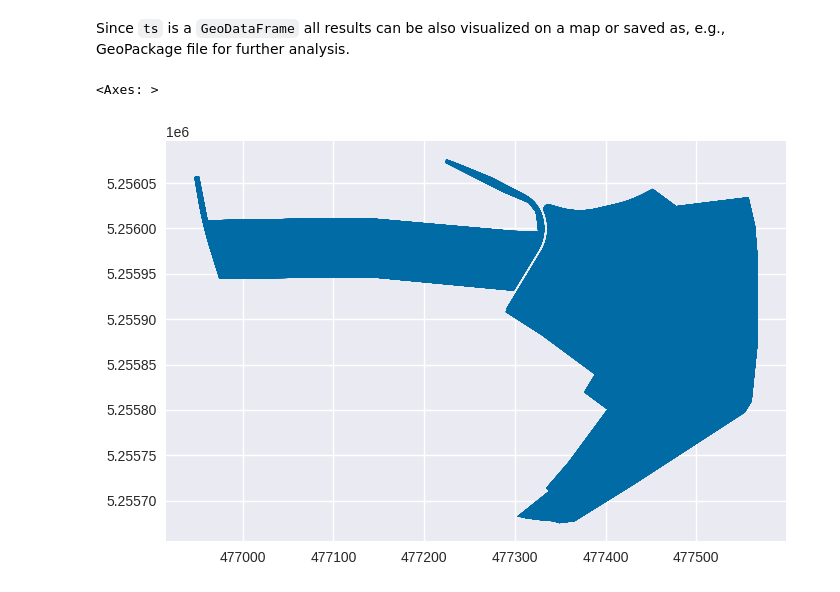
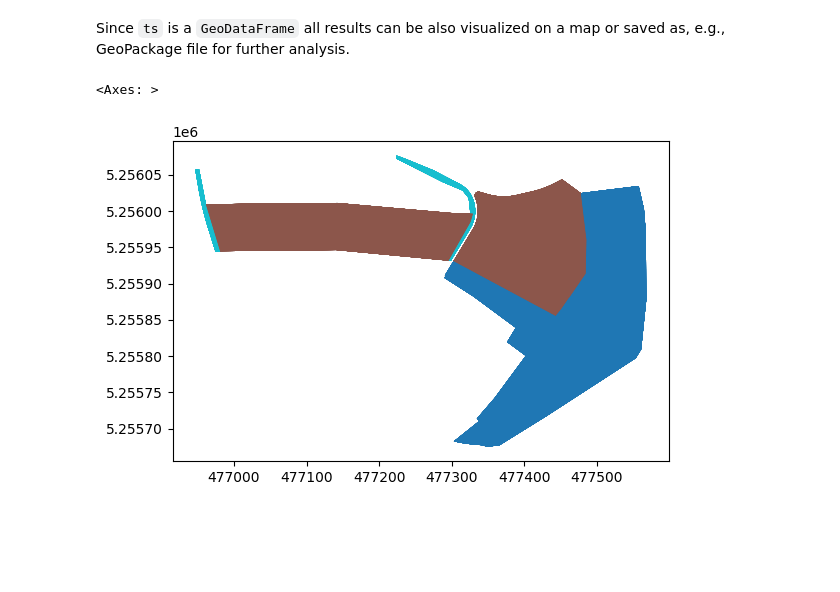
Before and after one commit to EOA-team/eodal_notebooks, a Jupyter notebook: notebooks/Sentinel-2/sentinel2_zonal_statistics.ipynb, the cells around one changed output. Saved outputs shown, nothing was run; the diff lists cells and outputs as text; code cells hidden in the pictures; blank space fills up the shorter version.

```diff
--- a/notebooks/Sentinel-2/sentinel2_zonal_statistics.ipynb
+++ b/notebooks/Sentinel-2/sentinel2_zonal_statistics.ipynb
@@ -280,7 +284,7 @@ for si, ts_si in ts_sis:
 # %% [markdown]
 Since `ts` is a `GeoDataFrame` all results can be also visualized on a map or saved as, e.g., GeoPackage file for further analysis.
 # %%
-ts.plot()
+ts.plot(column='NUTZUNGSCO')
 # %% [output]
 <Axes: >
-[figure, old version]
+[figure, new version]
```
Also changed, not shown: parts of 6 cells of this notebook.
